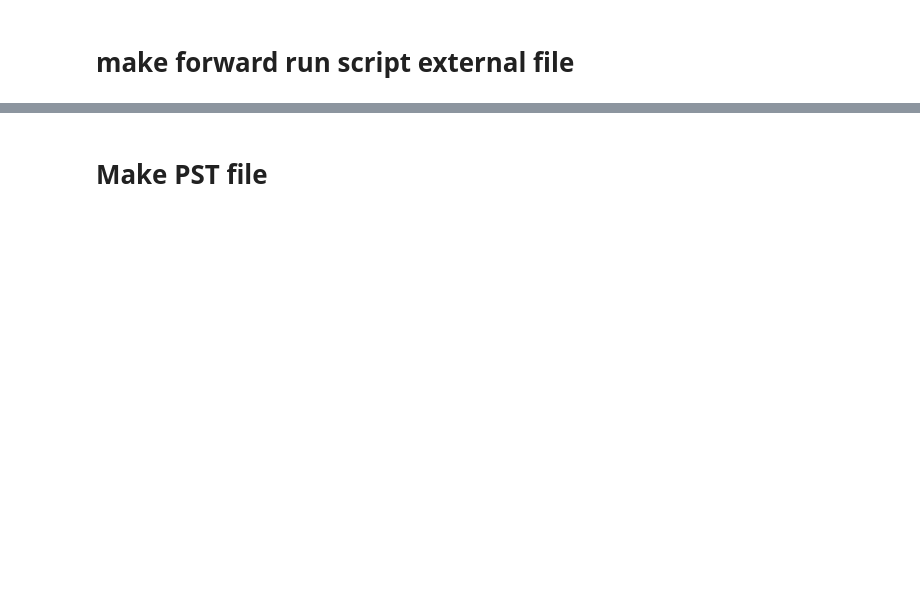
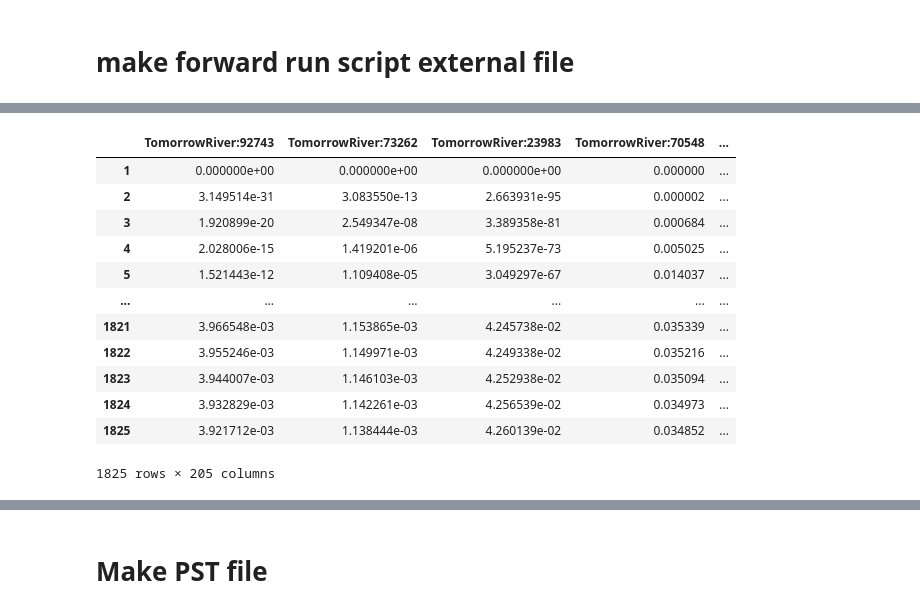
Before and after one commit to WDNR-Water-Use/HiCap_Analysis_Tool, a Jupyter notebook: examples/PestifyExample.ipynb, the cells around one changed output, grey strips where cells are left out. Saved outputs shown, nothing was run; the diff lists cells and outputs as text; code cells hidden in the pictures; blank space fills up the shorter version.

```diff
--- a/examples/PestifyExample.ipynb
+++ b/examples/PestifyExample.ipynb
@@ -125,3 +283,21 @@ ts_data = pd.read_csv(odir/f'{input_yml.replace(".yml","")}.table_report.all_ts.
+# %%
+ts_data.columns = ts_data.columns.str.split('__').str[-1]
+#ts_data.columns.str.split('__').str[-1]
+ts_data
+# %% [output]
+|  | TomorrowRiver:92743 | TomorrowRiver:73262 | TomorrowRiver:23983 | TomorrowRiver:70548 | ... |
+| 1 | 0.000000e+00 | 0.000000e+00 | 0.000000e+00 | 0.000000 | ... |
+| 2 | 3.149514e-31 | 3.083550e-13 | 2.663931e-95 | 0.000002 | ... |
+| 3 | 1.920899e-20 | 2.549347e-08 | 3.389358e-81 | 0.000684 | ... |
+| 4 | 2.028006e-15 | 1.419201e-06 | 5.195237e-73 | 0.005025 | ... |
+| 5 | 1.521443e-12 | 1.109408e-05 | 3.049297e-67 | 0.014037 | ... |
+| ... | ... | ... | ... | ... | ... |
+| 1821 | 3.966548e-03 | 1.153865e-03 | 4.245738e-02 | 0.035339 | ... |
+| 1822 | 3.955246e-03 | 1.149971e-03 | 4.249338e-02 | 0.035216 | ... |
+| 1823 | 3.944007e-03 | 1.146103e-03 | 4.252938e-02 | 0.035094 | ... |
+| 1824 | 3.932829e-03 | 1.142261e-03 | 4.256539e-02 | 0.034973 | ... |
+| 1825 | 3.921712e-03 | 1.138444e-03 | 4.260139e-02 | 0.034852 | ... |
+1825 rows × 205 columns
 # %%
 ts_path = template_dir / 'ts_obs.dat'
 output_ts = [i.strip() for i in open(ts_path, 'r').readlines()]
```
Also changed, not shown: parts of 20 cells of this notebook.
